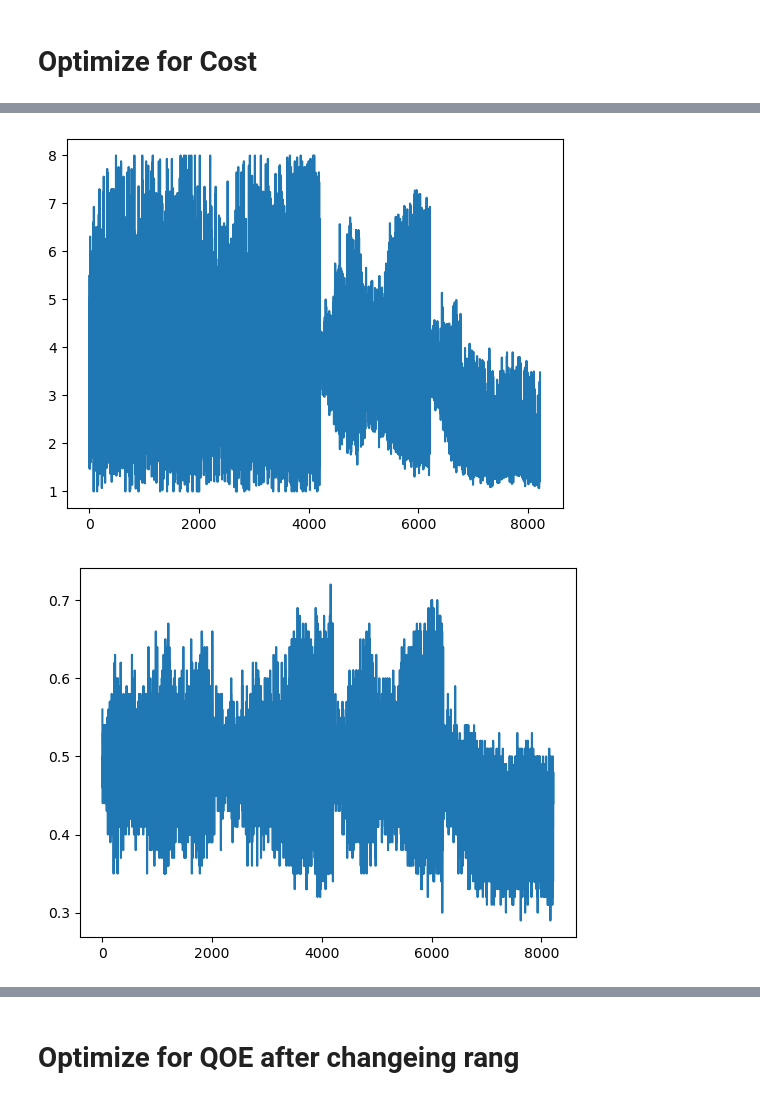
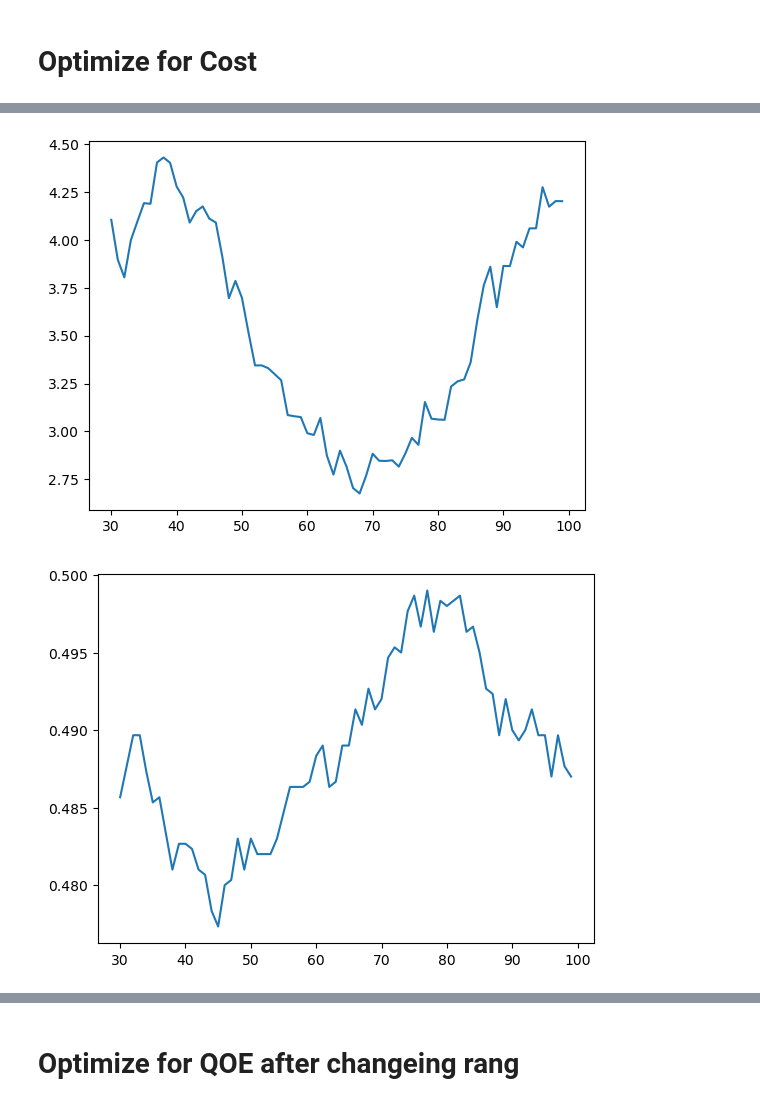
Before and after one commit to mj-sam/Gym_QoE_initial, a Jupyter notebook: Untitled.ipynb, the cells around one changed output, grey strips where cells are left out. Saved outputs shown, nothing was run; the diff lists cells and outputs as text; code cells hidden in the pictures.

```diff
--- a/Untitled.ipynb
+++ b/Untitled.ipynb
@@ -28,15 +53,19 @@ df
 # %%
 df = pd.read_csv('./nne_gym_results.csv', on_bad_lines='skip')
-n_smooth = 1
+n_smooth = 30
 # Plot the 'reward' column
 # Calculate moving average with a window size of 5
 moving_avg = df['avg_deployment_cost'].rolling(window=n_smooth).mean()
 plt.plot(moving_avg[n_smooth:])
-plt.show()
+plt.show()c
 # Plot the 'reward' column
 moving_avg = df['avg_qoe'].rolling(window=n_smooth).mean()
 plt.plot(moving_avg[n_smooth:])
 plt.show()
+# Plot the 'reward' column
+moving_avg = df['gini'].rolling(window=n_smooth).mean()
+plt.plot(moving_avg[n_smooth:])
+plt.show()
 # %% [output]
-[figure, old version]
+[figure, new version]
-[figure, old version]
+[figure, new version]
```
Also changed, not shown: parts of 8 cells of this notebook, 15 other files.
